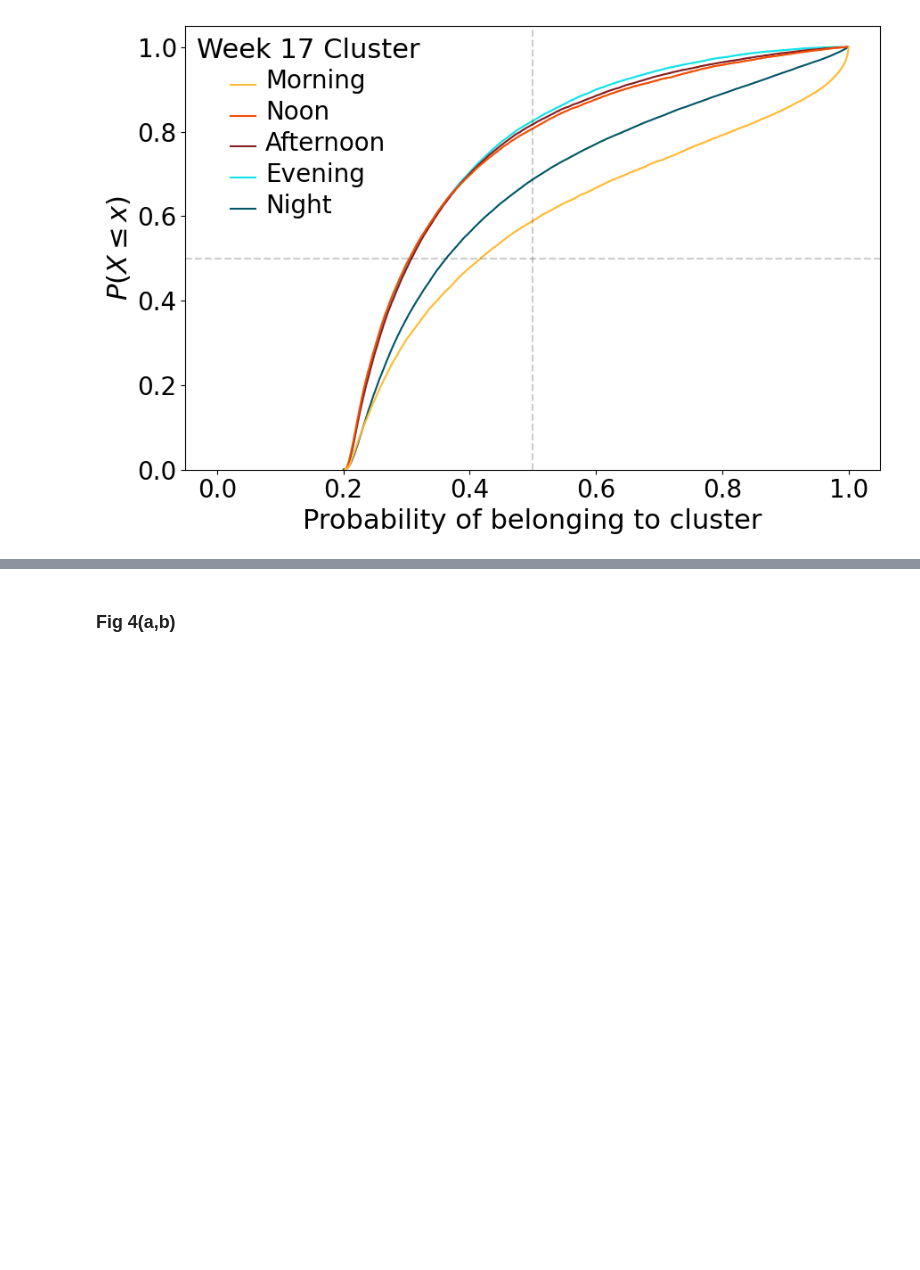
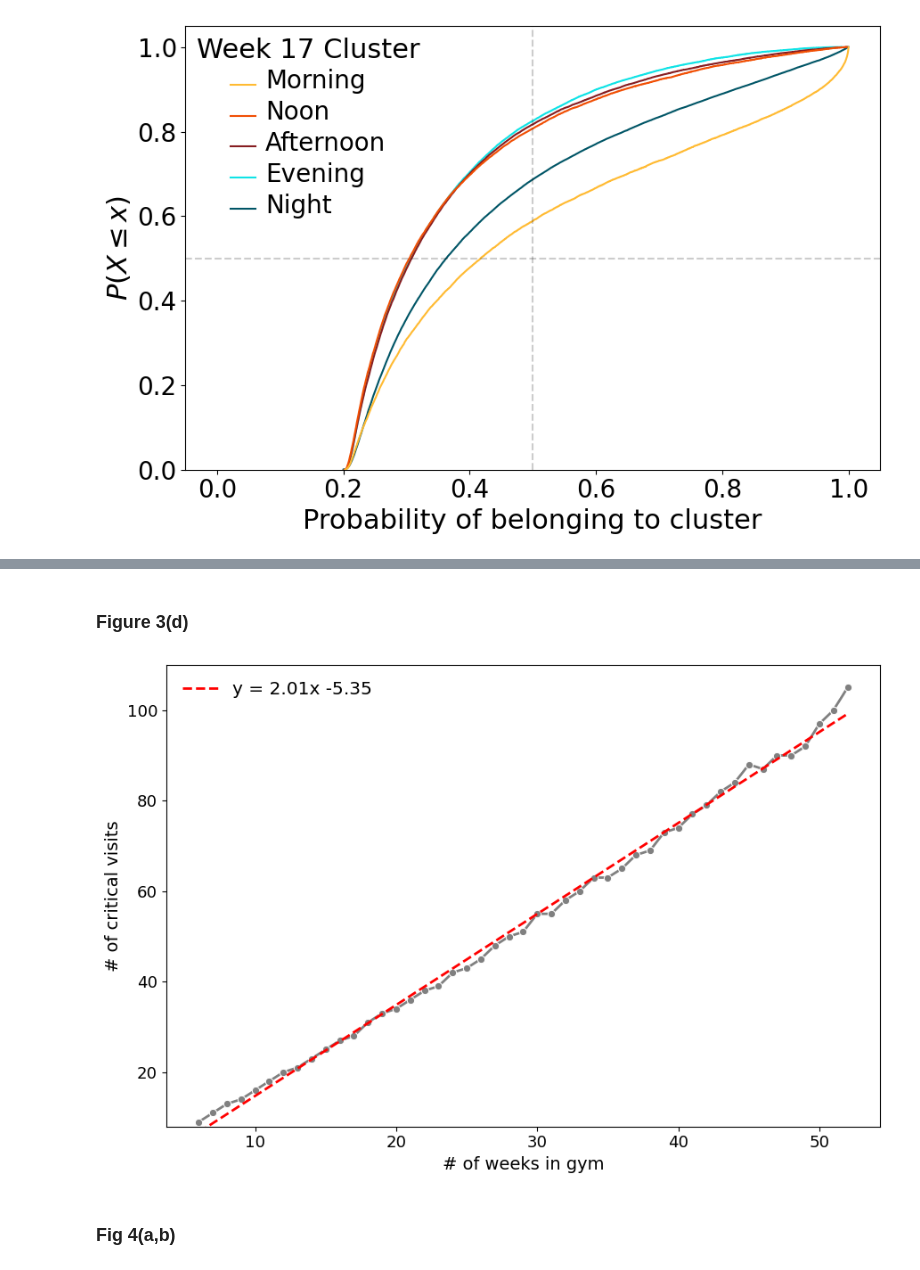
Before and after one commit to egedemirci/From-Occasional-to-Steady-Habit-Formation-Insights-From-a-Comprehensive-Fitness-Study, a Jupyter notebook: Figures.ipynb, the cells around one changed output, grey strips where cells are left out. Saved outputs shown, nothing was run; the diff lists cells and outputs as text; code cells hidden in the pictures; blank space fills up the shorter version.

```diff
--- a/Figures.ipynb
+++ b/Figures.ipynb
@@ -568,3 +902,62 @@ plt.close()
+# %% [markdown]
+### Figure 3(d)
+# %%
+flags = []
+for i in tqdm(range(6, 53)):
+    left_side = cstmr[cstmr["0_WEEKS_SURVIVAL_GRACE_DAY"] <= i]
+    right_side = cstmr[cstmr["0_WEEKS_SURVIVAL_GRACE_DAY"] > i]
+
+    temp1 = []
+    temp2 = []
+    for visit in range(1, 7*i+1):
+        temp1.append(len(left_side[left_side["VISITS_"+str(i)+"_WEEKS"] >= visit]) / len(left_side))
+        temp2.append(len(right_side[right_side["VISITS_"+str(i)+"_WEEKS"] >= visit]) / len(right_side))
+
+    difference = np.array(temp2) - np.array(temp1)
+    max_diff = round(max(difference), 2)
+    max_diff_index = np.argmax(difference)
+    flags.append(max_diff_index)
+
+# Data for plotting
+x = np.array([i for i in range(6, 53)])
+y = np.array(flags)
+
+# Fit linear regression model
+m, n = np.polyfit(x, y, 1)
+y_fit = m * x + n
+
+# Plot the data points and the fitted line
+plt.figure(figsize=(9, 6))
+sns.lineplot(x=x, y=y, marker='o', color='gray', linestyle='-', linewidth=2)
+sns.lineplot(x=x, y=y_fit, color='red', linestyle='--', linewidth=2, label=f'y = {m:.2f}x {n:.2f}')
+
+# Add axis labels
+plt.xlabel('# of weeks in gym', fontsize=14)
+plt.ylabel('# of critical visits', fontsize=14)
+
+# Set x-ticks and y-ticks with larger fonts
+plt.xticks(fontsize=13)
+plt.yticks(fontsize=13)
+
+# Set limits for y-axis
+plt.ylim(8, 110)
+
+# Add legend
+plt.legend(fontsize=14.5, title_fontsize=14.5, frameon=False, loc='upper left')
+
+# Show plot
+plt.tight_layout()
+#plt.savefig("Fig_3_d_critical_visits.png", dpi=350)
+plt.show()
+
+# Export aggregated data
+aggregated_data = pd.DataFrame({
+    'Week': x,
+    'Critical_Visits': y
+})
+aggregated_data.to_csv("Figures Data/Fig_3_d_critical_visits.csv", index=False)
+# %% [output]
+[figure, added]
 # %% [markdown]
 ### Fig 4(a,b)
 # %%
```
Also changed, not shown: parts of 12 cells of this notebook, 5 other files.
